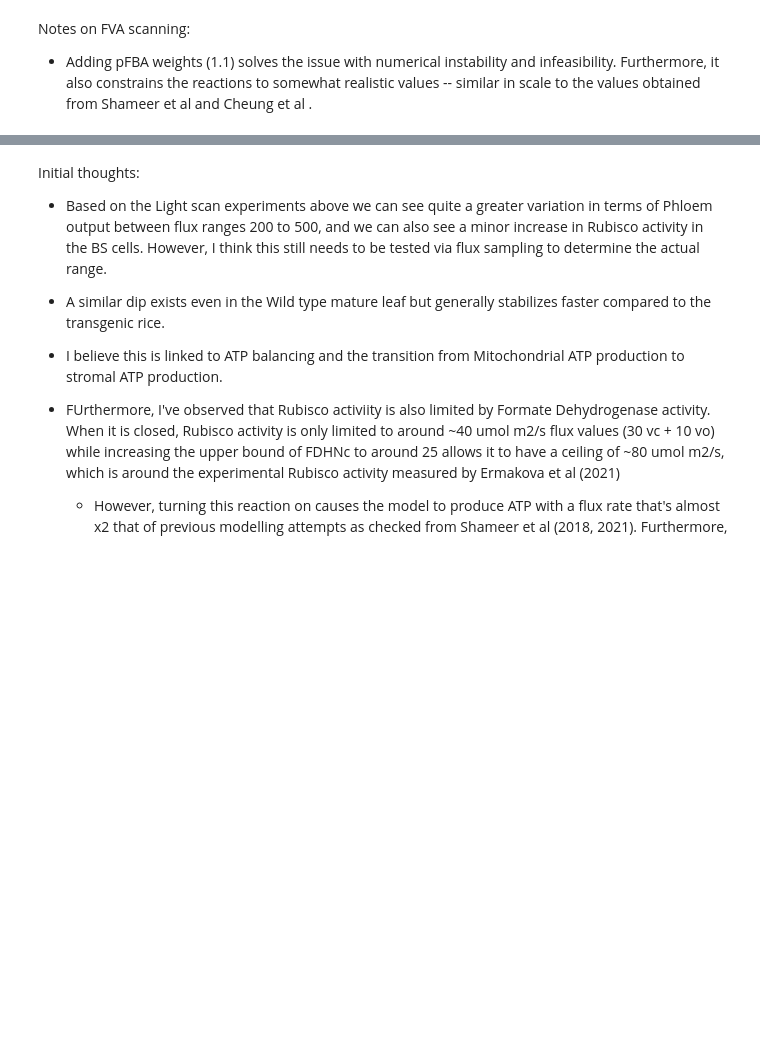
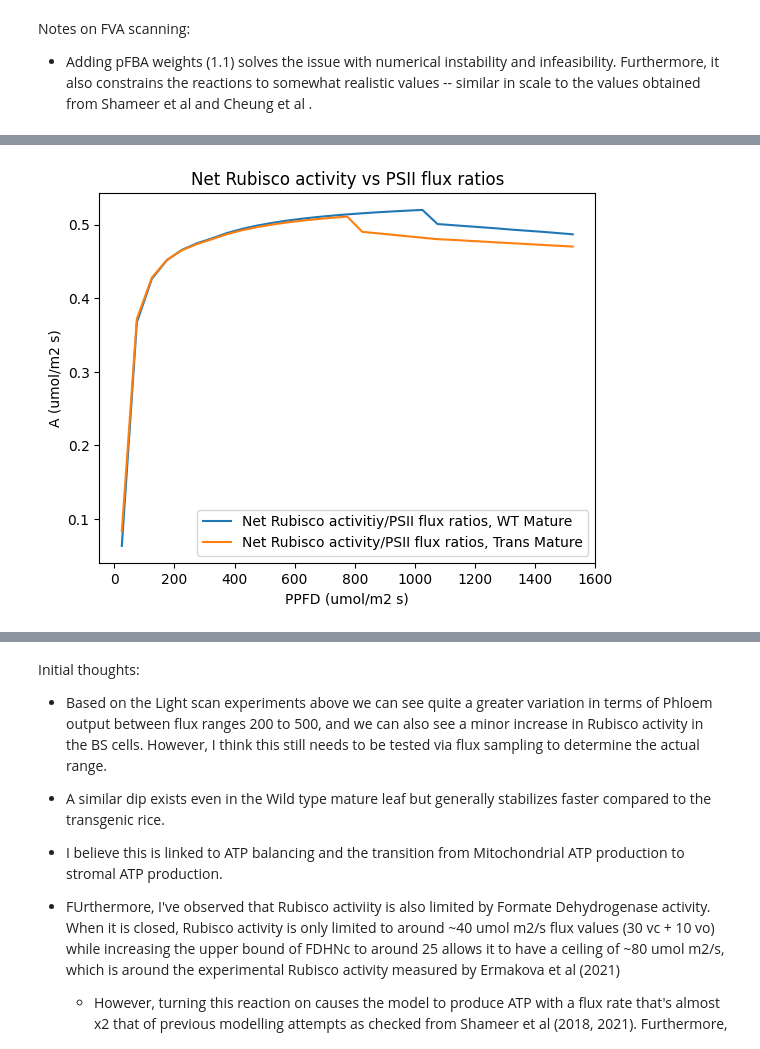
Before and after one commit to rtsantos3/RiceMM, a Jupyter notebook: Scripts/model_analysis/Light Scan 2-cell model (Final).ipynb, the cells around one changed output, grey strips where cells are left out. Cells and saved outputs as stored; diff of their text form; code cells hidden in the pictures; blank space fills up the shorter version.

```diff
--- a/Scripts/model_analysis/Light Scan 2-cell model (Final).ipynb
+++ b/Scripts/model_analysis/Light Scan 2-cell model (Final).ipynb
@@ -818,3 +917,35 @@ plt.show()
+# %%
+#Rubisco flux vs. psii flux ratios
+
+#A vs PSII flux
+
+psii_wt_phl = ppfd_2cell_wt_phloem.loc[['PSIINC_M']].values.flatten() + \
+                ppfd_2cell_wt_phloem.loc[['PSIINC_BS']].values.flatten()
+
+psii_trans_phl =  ppfd_2cell_trans_phloem.loc[['PSIINC_M']].values.flatten() + \
+                ppfd_2cell_trans_phloem.loc[['PSIINC_BS']].values.flatten()
+
+rubisco_total_wt = ppfd_2cell_wt_phloem.loc[['RBPCs_M']].values.flatten() + \
+            ppfd_2cell_wt_phloem.loc[['RBPOs_M']].values.flatten() + \
+            ppfd_2cell_wt_phloem.loc[['RBPCs_BS']].values.flatten() + \
+            ppfd_2cell_wt_phloem.loc[['RBPOs_BS']].values.flatten()
+
+rubisco_total_trans = ppfd_2cell_trans_phloem.loc[['RBPCs_M']].values.flatten() + \
+            ppfd_2cell_trans_phloem.loc[['RBPOs_M']].values.flatten() + \
+            ppfd_2cell_trans_phloem.loc[['RBPCs_BS']].values.flatten() + \
+            ppfd_2cell_trans_phloem.loc[['RBPOs_BS']].values.flatten()
+
+
+plt.plot(ppfd_e, rubisco_total_wt/psii_wt_phl, label='Net Rubisco activitiy/PSII flux ratios, WT Mature')
+plt.plot(ppfd_e, rubisco_total_trans/psii_trans_phl, label='Net Rubisco activity/PSII flux ratios, Trans Mature')
+
+plt.xlabel('PPFD (umol/m2 s)')
+plt.ylabel('A (umol/m2 s)')
+plt.title('Net Rubisco activity vs PSII flux ratios')
+plt.legend()
+plt.show()
+# %% [output]
+[figure, added]
 # %%
 #Let's plot the RBCL activities per PPFD
 rbpc_m = ppfd_2cell_wt_phloem.loc[['RBPCs_M']].values.flatten()
```
Also changed, not shown: parts of 24 cells of this notebook, 8 other files.
